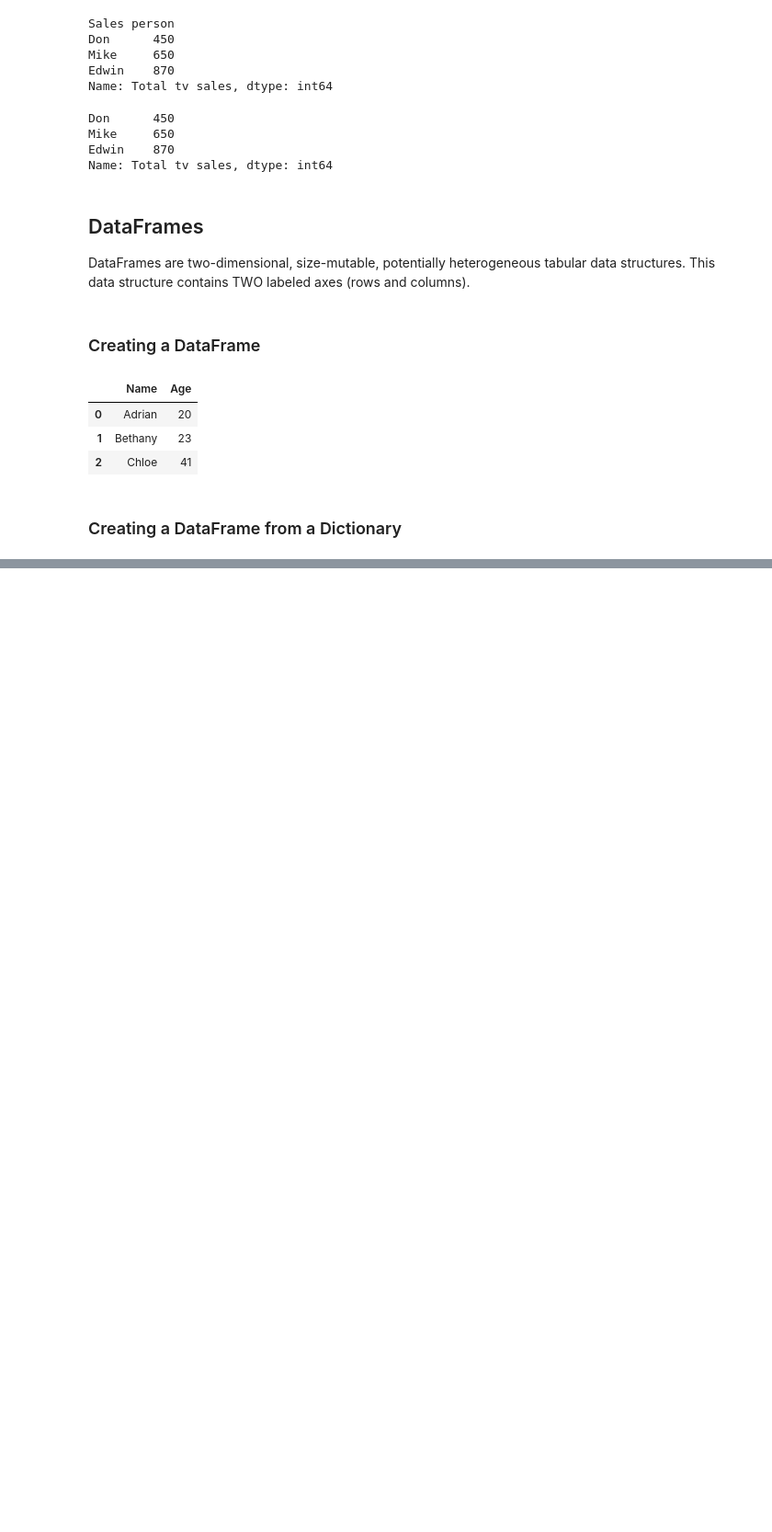
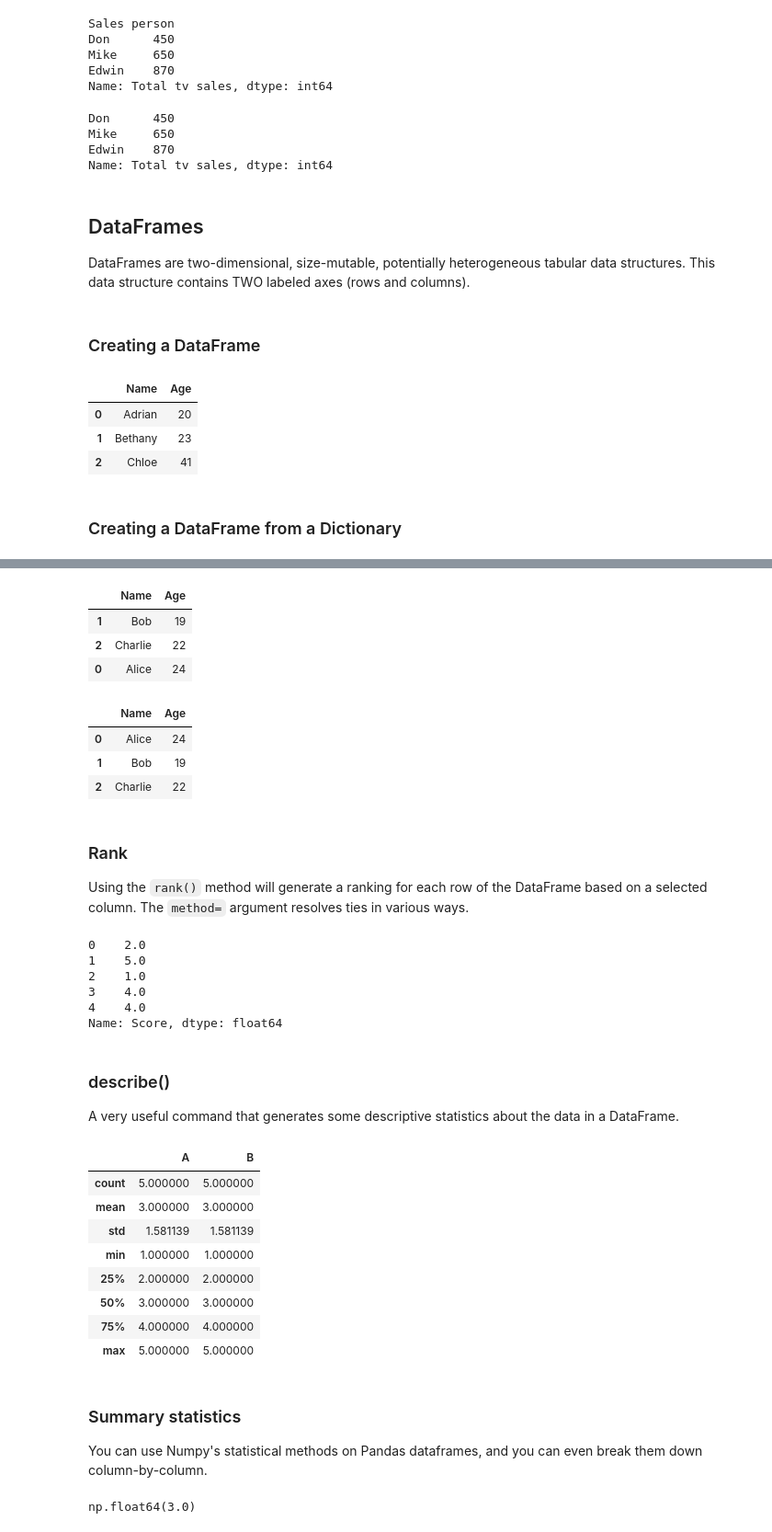
Before and after one commit to OscarHill/SpartaLearning, a Jupyter notebook: Python Scripts/Python for Data/Pandas Learning.ipynb, the cells around one changed output, grey strips where cells are left out. Shown: that part at 92% size. Drawn from its saved outputs; the diff is of its cells as text; code cells hidden in the pictures; blank space fills up the shorter version.

```diff
--- a/Python Scripts/Python for Data/Pandas Learning.ipynb
+++ b/Python Scripts/Python for Data/Pandas Learning.ipynb
@@ -193,0 +536,78 @@ df
+# %%
+data = {'Name': ['Alice', 'Bob', 'Charlie'],
+        'Age': [24, 19, 22]}
+df = pd.DataFrame(data)
+
+# Sort by 'Age'
+df.sort_values(by='Age')
+# %% [output]
+|  | Name | Age |
+| 1 | Bob | 19 |
+| 2 | Charlie | 22 |
+| 0 | Alice | 24 |
+# %%
+# Easily change it back like so:
+df.sort_index()
+# %% [output]
+|  | Name | Age |
+| 0 | Alice | 24 |
+| 1 | Bob | 19 |
+| 2 | Charlie | 22 |
+# %% [markdown]
+### Rank
+
+Using the `rank()` method will generate a ranking for each row of the DataFrame based on a selected column. The `method=` argument resolves ties in various ways.
+# %%
+data = {
+    'Name': ['Alice', 'Bob', 'Charlie', 'David', 'Edna'],
+    'Score': [85, 92, 78, 88, 88]
+}
+
+df = pd.DataFrame(data)
+
+df['Score'].rank(method='max')
+# %% [output]
+0    2.0
+1    5.0
+2    1.0
+3    4.0
+4    4.0
+Name: Score, dtype: float64
+# %% [markdown]
+### describe()
+
+A very useful command that generates some descriptive statistics about the data in a DataFrame.
+# %%
+data = {
+'A': [1, 2, 3, 4, 5],
+'B': [5, 4, 3, 2, 1],
+'C': ['a', 'b', 'c', 'd', 'e']
+}
+
+df = pd.DataFrame(data)
+df.describe()
+# %% [output]
+|  | A | B |
+| count | 5.000000 | 5.000000 |
+| mean | 3.000000 | 3.000000 |
+| std | 1.581139 | 1.581139 |
+| min | 1.000000 | 1.000000 |
+| 25% | 2.000000 | 2.000000 |
+| 50% | 3.000000 | 3.000000 |
+| 75% | 4.000000 | 4.000000 |
+| max | 5.000000 | 5.000000 |
+# %% [markdown]
+### Summary statistics
+
+You can use Numpy's statistical methods on Pandas dataframes, and you can even break them down column-by-column.
+# %%
+data = {
+    'A': [1, 2, 3, 4, 5],
+    'B': [5, 4, 3, 2, 1],
+    'C': [2, 3, 4, 5, 6]
+}
+df = pd.DataFrame(data)
+
+df['A'].mean()
+# %% [output]
+np.float64(3.0)
```
Also changed, not shown: parts of 49 cells of this notebook, 7 other files.
